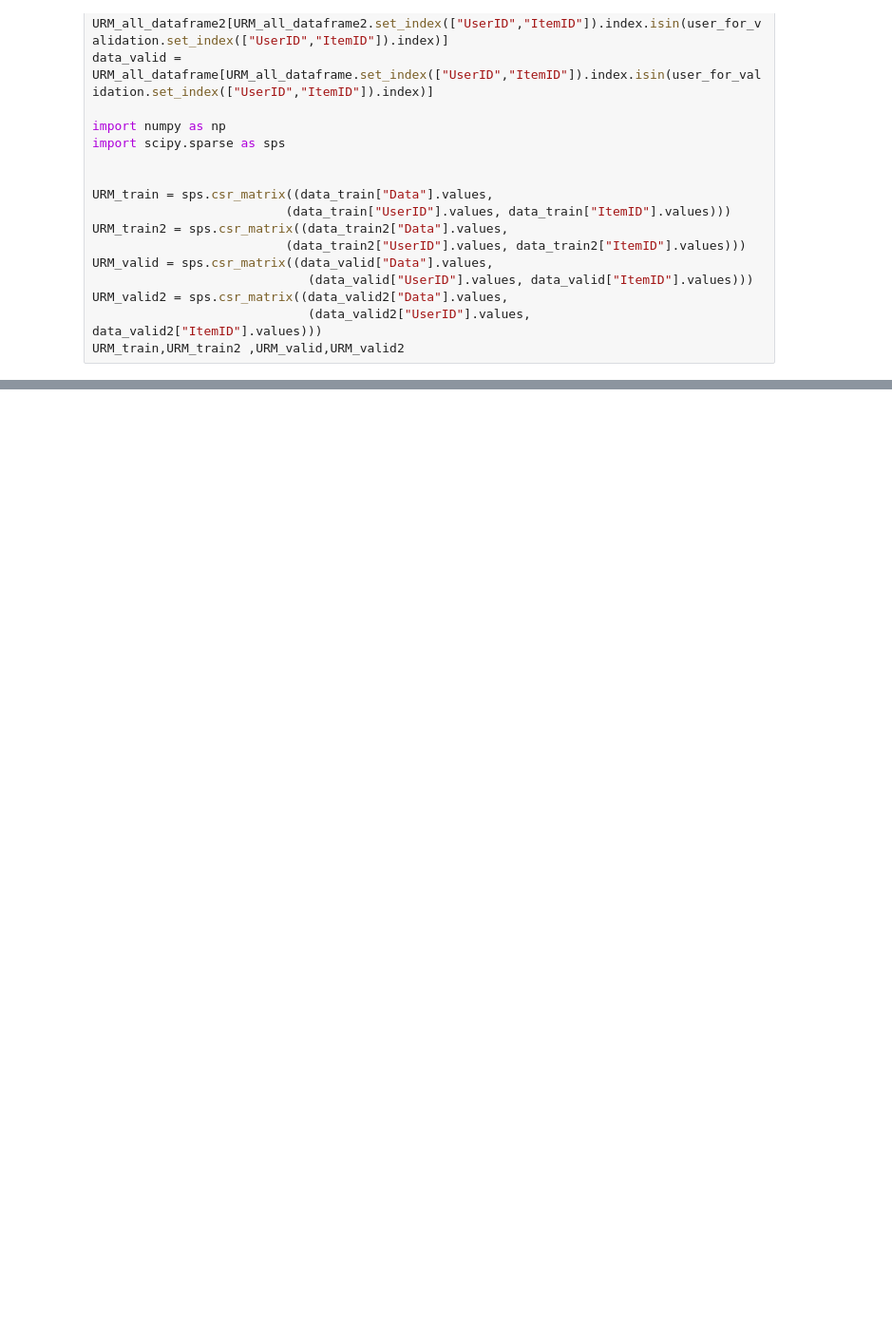
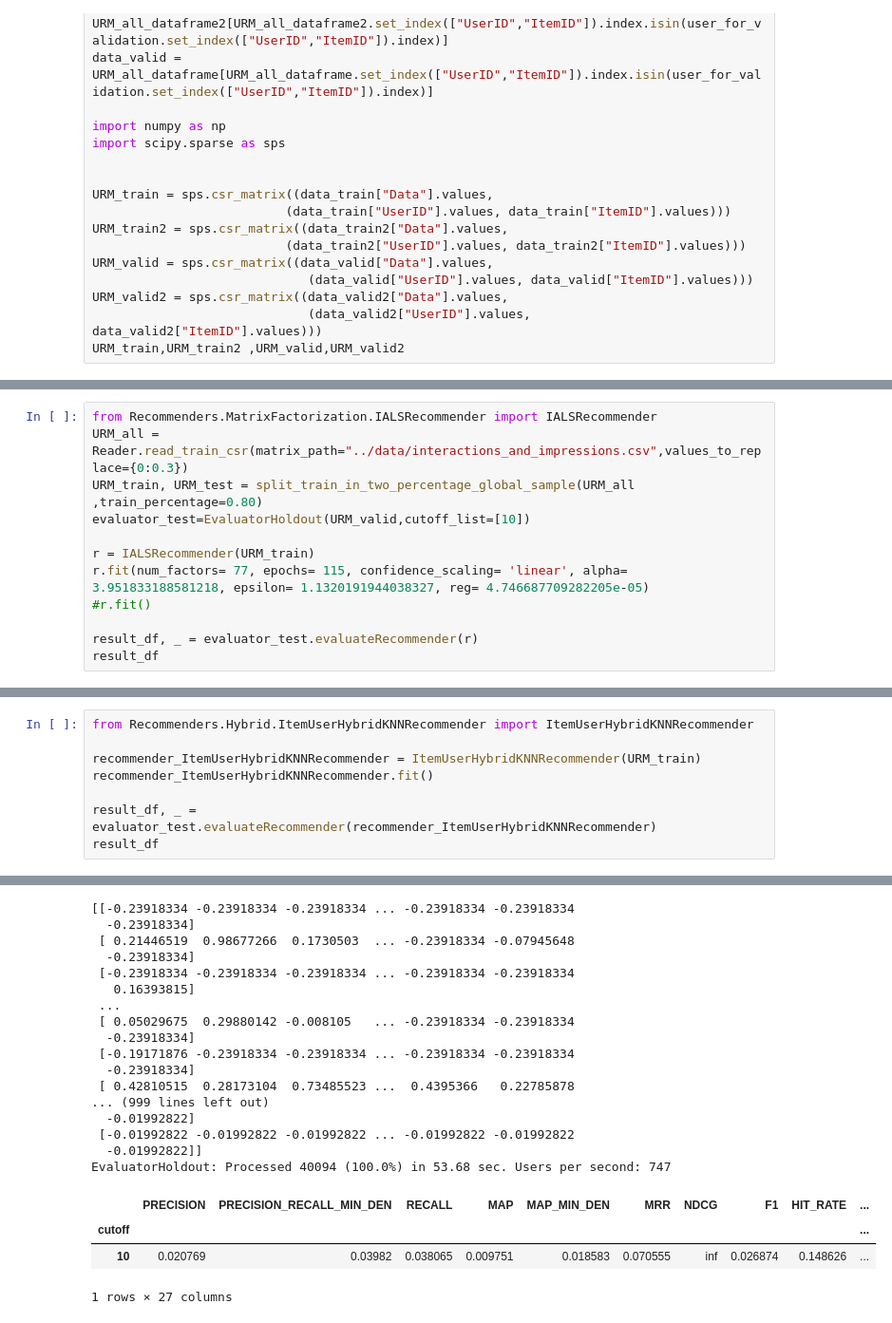
Before and after one commit to marcofasa/RecSys-Challenge-2022-Polimi, a Jupyter notebook: Utils/processer.ipynb, the cells around one changed output, grey strips where cells are left out. Shown at 95% size. Drawn from its saved outputs; the diff is of its cells as text; blank space fills up the shorter version.

```diff
--- a/Utils/processer.ipynb
+++ b/Utils/processer.ipynb
@@ -277,0 +213,12 @@ EvaluatorHoldout: Processed 40040 (100.0%) in 1.20 min. Users per second: 556
+# %%
+from Recommenders.MatrixFactorization.IALSRecommender import IALSRecommender
+URM_all = Reader.read_train_csr(matrix_path="../data/interactions_and_impressions.csv",values_to_replace={0:0.3})
+URM_train, URM_test = split_train_in_two_percentage_global_sample(URM_all ,train_percentage=0.80)
+evaluator_test=EvaluatorHoldout(URM_valid,cutoff_list=[10])
+
+r = IALSRecommender(URM_train)
+r.fit(num_factors= 77, epochs= 115, confidence_scaling= 'linear', alpha=  3.951833188581218, epsilon= 1.1320191944038327, reg= 4.746687709282205e-05)
+#r.fit()
+
+result_df, _ = evaluator_test.evaluateRecommender(r)
+result_df
@@ -277,0 +254,9 @@ EvaluatorHoldout: Processed 40040 (100.0%) in 1.20 min. Users per second: 556
+# %%
+from Recommenders.Hybrid.ItemUserHybridKNNRecommender import ItemUserHybridKNNRecommender
+
+recommender_ItemUserHybridKNNRecommender = ItemUserHybridKNNRecommender(URM_train)
+recommender_ItemUserHybridKNNRecommender.fit()
+
+result_df, _ = evaluator_test.evaluateRecommender(recommender_ItemUserHybridKNNRecommender)
+result_df
+# %% [output]
@@ -277,0 +280,21 @@ EvaluatorHoldout: Processed 40040 (100.0%) in 1.20 min. Users per second: 556
+[[-0.23918334 -0.23918334 -0.23918334 ... -0.23918334 -0.23918334
+  -0.23918334]
+ [ 0.21446519  0.98677266  0.1730503  ... -0.23918334 -0.07945648
+  -0.23918334]
+ [-0.23918334 -0.23918334 -0.23918334 ... -0.23918334 -0.23918334
+   0.16393815]
+ ...
+ [ 0.05029675  0.29880142 -0.008105   ... -0.23918334 -0.23918334
+  -0.23918334]
+ [-0.19171876 -0.23918334 -0.23918334 ... -0.23918334 -0.23918334
+  -0.23918334]
+ [ 0.42810515  0.28173104  0.73485523 ...  0.4395366   0.22785878
+... (999 lines left out)
+  -0.01992822]
+ [-0.01992822 -0.01992822 -0.01992822 ... -0.01992822 -0.01992822
+  -0.01992822]]
+EvaluatorHoldout: Processed 40094 (100.0%) in 53.68 sec. Users per second: 747
+|  | PRECISION | PRECISION_RECALL_MIN_DEN | RECALL | MAP | MAP_MIN_DEN | MRR | NDCG | F1 | HIT_RATE | ... |
+| cutoff |  |  |  |  |  |  |  |  |  | ... |
+| 10 | 0.020769 | 0.03982 | 0.038065 | 0.009751 | 0.018583 | 0.070555 | inf | 0.026874 | 0.148626 | ... |
+1 rows × 27 columns
```
Also changed, not shown: parts of 17 cells of this notebook, 44 other files.
